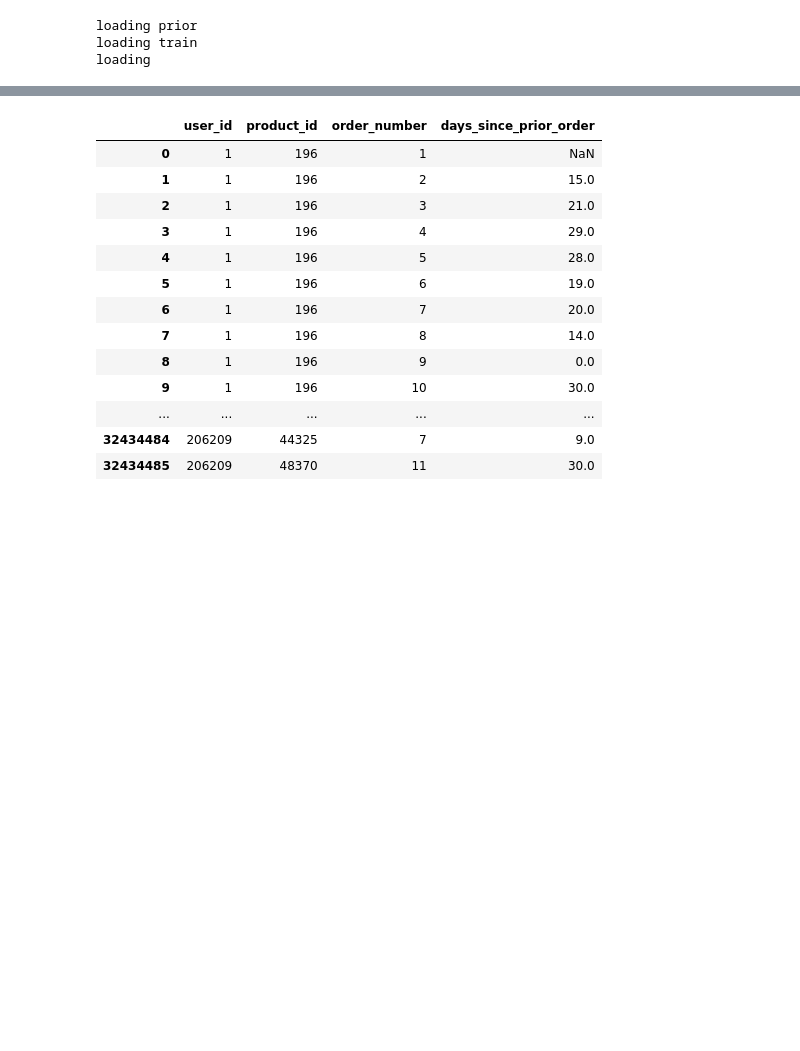
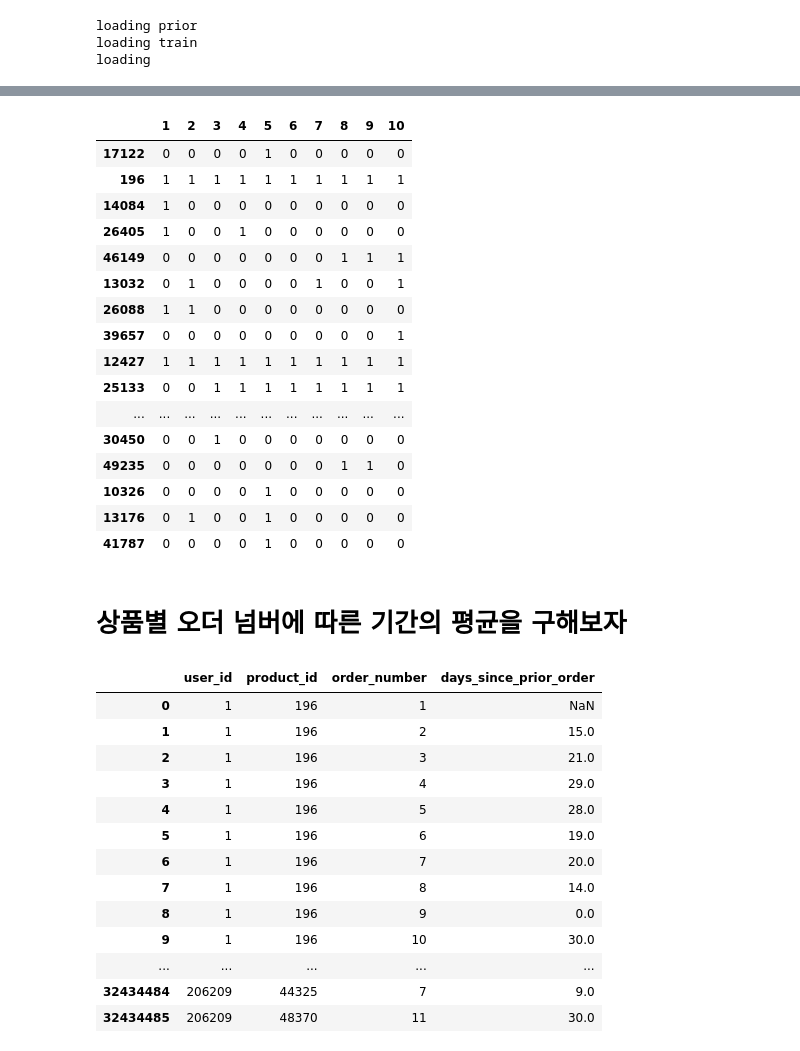
Before and after one commit to homekeeper89/pro_instacart, a Jupyter notebook: 0724_EDA_fourth.ipynb, the cells around one changed output, grey strips where cells are left out. Drawn from its saved outputs; the diff is of its cells as text; code cells hidden in the pictures; blank space fills up the shorter version.

```diff
--- a/0724_EDA_fourth.ipynb
+++ b/0724_EDA_fourth.ipynb
@@ -79,0 +459,5 @@ df_one.head()
+# %%
+exe1 = list(set(dd_exe[dd_exe['user_id'] == 1]['order_number'].values))
+# 오더넘버의 고유값
+# %%
+exe2 = pd.DataFrame(columns = exe, index = exe1)
@@ -80,3 +481,35 @@ df_one.head()
+# %%
+for i in exe: # 프러덕 아이디
+    do = list(ddd_exe[ddd_exe['product_id']==i]['order_number'].values)
+    for n in exe1: # 오더넘버
+        if n not in do:
+            exe2[i].loc[n] = 0
+        else:
+            exe2[i].loc[n] = 1
+# %%
+exe3 = exe2.T
+# %%
+exe3
+# %% [output]
+|  | 1 | 2 | 3 | 4 | 5 | 6 | 7 | 8 | 9 | 10 |
+| 17122 | 0 | 0 | 0 | 0 | 1 | 0 | 0 | 0 | 0 | 0 |
+| 196 | 1 | 1 | 1 | 1 | 1 | 1 | 1 | 1 | 1 | 1 |
+| 14084 | 1 | 0 | 0 | 0 | 0 | 0 | 0 | 0 | 0 | 0 |
+| 26405 | 1 | 0 | 0 | 1 | 0 | 0 | 0 | 0 | 0 | 0 |
+| 46149 | 0 | 0 | 0 | 0 | 0 | 0 | 0 | 1 | 1 | 1 |
+| 13032 | 0 | 1 | 0 | 0 | 0 | 0 | 1 | 0 | 0 | 1 |
+| 26088 | 1 | 1 | 0 | 0 | 0 | 0 | 0 | 0 | 0 | 0 |
+| 39657 | 0 | 0 | 0 | 0 | 0 | 0 | 0 | 0 | 0 | 1 |
+| 12427 | 1 | 1 | 1 | 1 | 1 | 1 | 1 | 1 | 1 | 1 |
+| 25133 | 0 | 0 | 1 | 1 | 1 | 1 | 1 | 1 | 1 | 1 |
+| ... | ... | ... | ... | ... | ... | ... | ... | ... | ... | ... |
+| 30450 | 0 | 0 | 1 | 0 | 0 | 0 | 0 | 0 | 0 | 0 |
+| 49235 | 0 | 0 | 0 | 0 | 0 | 0 | 0 | 1 | 1 | 0 |
+| 10326 | 0 | 0 | 0 | 0 | 1 | 0 | 0 | 0 | 0 | 0 |
+| 13176 | 0 | 1 | 0 | 0 | 1 | 0 | 0 | 0 | 0 | 0 |
+| 41787 | 0 | 0 | 0 | 0 | 1 | 0 | 0 | 0 | 0 | 0 |
+# %% [markdown]
+# 상품별 오더 넘버에 따른 기간의 평균을 구해보자
 # %%
 df_two = df_one[['order_id', 'user_id', 'days_since_prior_order', 'product_id', 'order_number']]
 # %%
```
Also changed, not shown: parts of 57 cells of this notebook.
